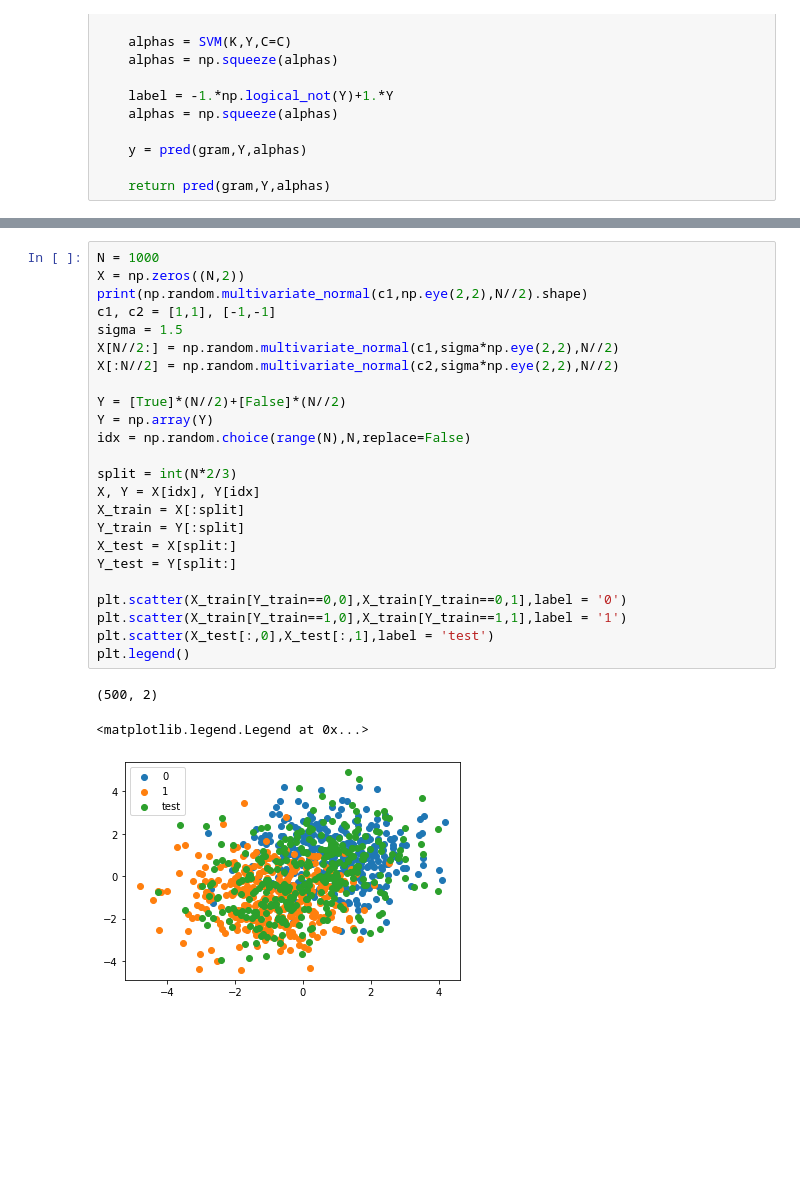
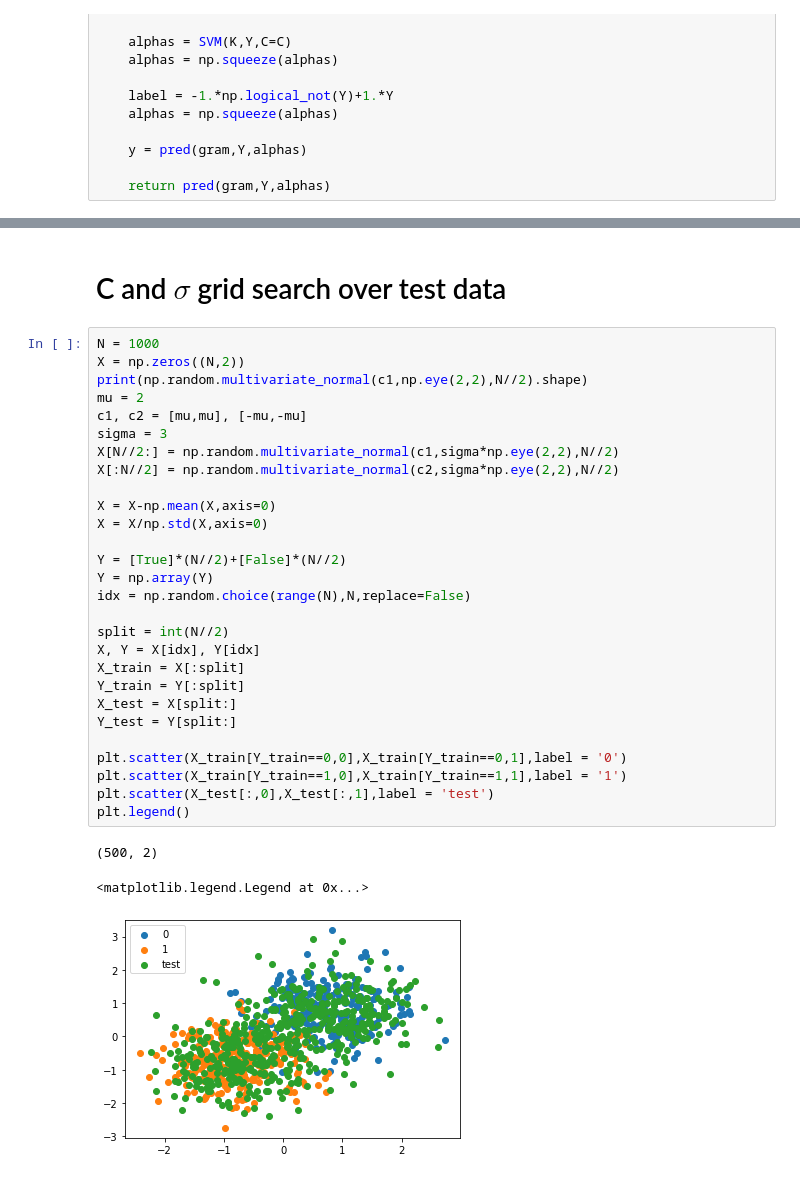
Before and after one commit to jhauret/Kaggle_KernelML_2021, a Jupyter notebook: SVM.ipynb, the cells around one changed output, grey strips where cells are left out. Drawn from its saved outputs; the diff is of its cells as text; blank space fills up the shorter version.

```diff
--- a/SVM.ipynb
+++ b/SVM.ipynb
@@ -262,31 +268,37 @@ for C in np.logspace(-4,4,5):
+# %% [markdown]
+# C and $\sigma$ grid search over test data
 # %%
 N = 1000
 X = np.zeros((N,2))
 print(np.random.multivariate_normal(c1,np.eye(2,2),N//2).shape)
-c1, c2 = [1,1], [-1,-1]
-sigma = 1.5
+mu = 2
+c1, c2 = [mu,mu], [-mu,-mu]
+sigma = 3
 X[N//2:] = np.random.multivariate_normal(c1,sigma*np.eye(2,2),N//2)
 X[:N//2] = np.random.multivariate_normal(c2,sigma*np.eye(2,2),N//2)
+
+X = X-np.mean(X,axis=0)
+X = X/np.std(X,axis=0)
 
 Y = [True]*(N//2)+[False]*(N//2)
 Y = np.array(Y)
 idx = np.random.choice(range(N),N,replace=False)
 
-split = int(N*2/3)
+split = int(N//2)
 X, Y = X[idx], Y[idx]
 X_train = X[:split]
 Y_train = Y[:split]
 X_test = X[split:]
 Y_test = Y[split:]
 
 plt.scatter(X_train[Y_train==0,0],X_train[Y_train==0,1],label = '0')
 plt.scatter(X_train[Y_train==1,0],X_train[Y_train==1,1],label = '1')
 plt.scatter(X_test[:,0],X_test[:,1],label = 'test')
 plt.legend()
 # %% [output]
 (500, 2)
 <matplotlib.legend.Legend at 0x...>
-[figure, old version]
+[figure, new version]
 # %%
 from sklearn.metrics import log_loss
 
```
Also changed, not shown: parts of 18 cells of this notebook.
